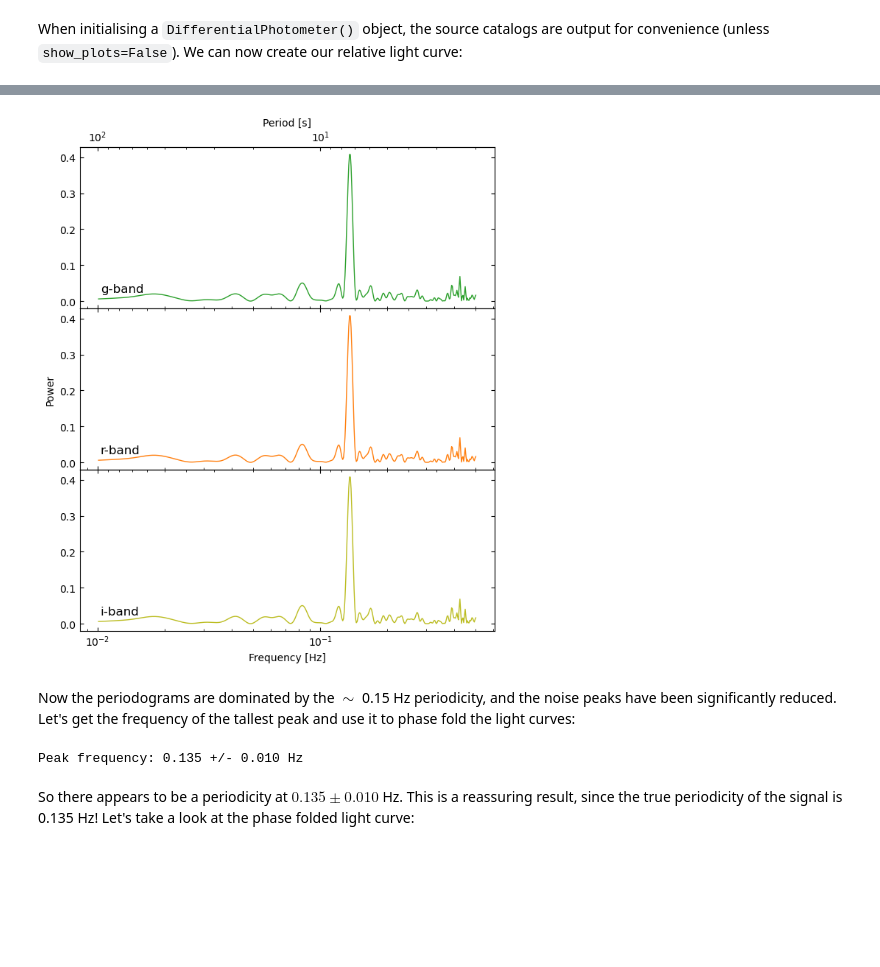
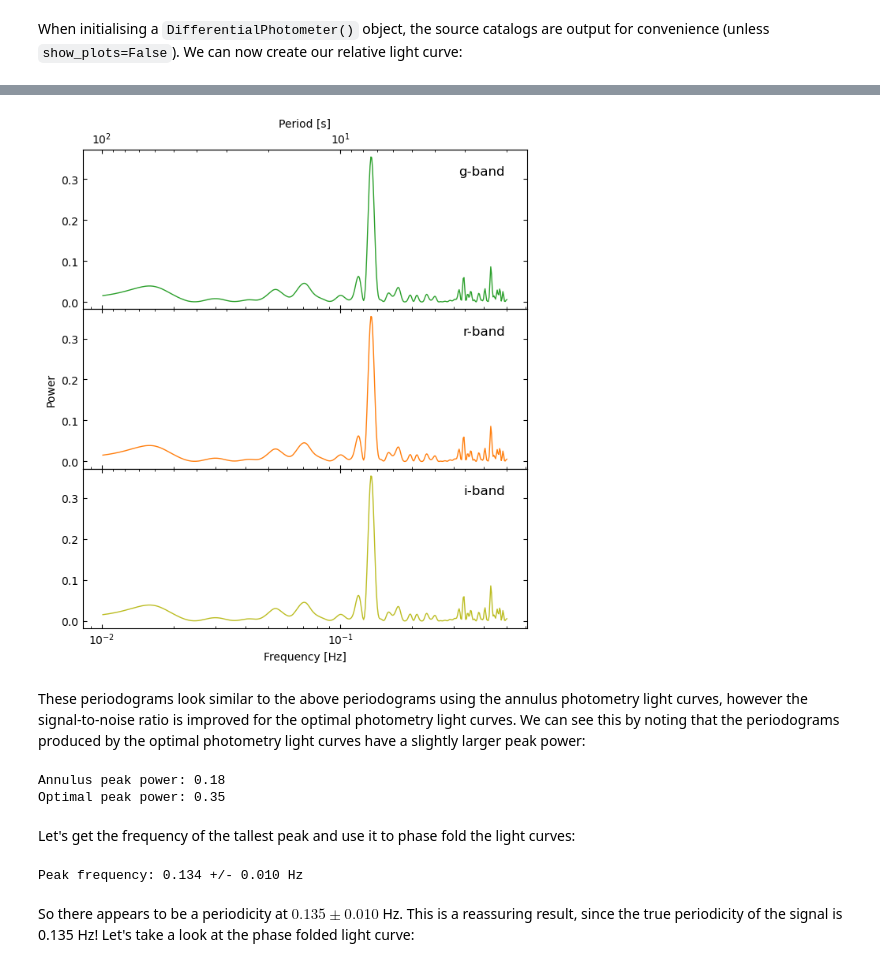
Before and after one commit to zairving/opticam, a Jupyter notebook: docs/tutorials/basic_usage.ipynb, the cells around one changed output, grey strips where cells are left out. Cells and saved outputs as stored; diff of their text form; code cells hidden in the pictures; blank space fills up the shorter version.

```diff
--- a/docs/tutorials/basic_usage.ipynb
+++ b/docs/tutorials/basic_usage.ipynb
@@ -134,7 +147,5 @@ Let's now produce a relative light curve for source 2 using the 'forced_simple_a
 # %%
-from opticam_new import DifferentialPhotometer
-
-diff_phot = DifferentialPhotometer(
+diff_phot = opticam_new.DifferentialPhotometer(
     out_directory='basic_usage_tutorial/reduced',  # same as the catalogue's out_directory
     show_plots=True,  # show plots (useful for diagnosis and debugging)
     )
@@ -144,16 +155,16 @@ diff_phot = DifferentialPhotometer(
 # %% [markdown]
 When initialising a `DifferentialPhotometer()` object, the source catalogs are output for convenience (unless `show_plots=False`). We can now create our relative light curve:
 # %%
-target = 2  # source of interest
-comparisons = [1, 3, 4, 5, 6]  # comparison sources
+target = 1  # source of interest
+comparisons = [3]  # comparison sources
 
-analyser = diff_phot.get_relative_light_curve(
+annulus_analyser = diff_phot.get_relative_light_curve(
     'g-band',  # filter for which to compute the relative light curve
     target,  # source of interest
     comparisons,  # comparison sources
-    phot_label='forced_simple_annulus',  # label for the photometry results
-    prefix='test',  # prefix for the output files
-    match_other_cameras=True,  # match sources across cameras (use with caution, does not always work well)
+    phot_label='simple_annulus',  # label for the photometry results
+    prefix='test',  # prefix for the output files (e.g., the name of the target source)
+    match_other_cameras=True,  # match sources across cameras (use with caution, can mismatch sources)
     show_diagnostics=False,  # show diagnostic plots (useful for diagnosis and debugging)
     )
 # %% [output]
@@ -175,4 +188,11 @@ As we can see, there are strong signals at $\sim$ 0.15 Hz, $\sim$ 0.2 Hz, and $\
 # %%
-analyser = diff_phot.get_relative_light_curve('g-band', target, comparisons, phot_label='optimal', prefix='test',
-                                              match_other_cameras=True, show_diagnostics=False)
+optimal_analyser = diff_phot.get_relative_light_curve(
+    'g-band',
+    target,
+    comparisons,
+    phot_label='optimal',
+    prefix='test',
+    match_other_cameras=True,
+    show_diagnostics=False,
+    )
 # %% [output]
@@ -182,19 +204,28 @@ i-band 2 [1, 3, 4, 5, 6]
 # %%
-frequencies, powers = analyser.lomb_scargle(scale='log', show_plot=True)
+frequencies, optimal_powers = optimal_analyser.lomb_scargle(scale='log', show_plot=True)
 # %% [output]
-[figure, old version]
+[figure, new version]
+# %% [markdown]
+These periodograms look similar to the above periodograms using the annulus photometry light curves, however the signal-to-noise ratio is improved for the optimal photometry light curves. We can see this by noting that the periodograms produced by the optimal photometry light curves have a slightly larger peak power:
+# %%
+import numpy as np
+
+print(f'Annulus peak power: {np.max(annulus_powers['g-band']):.2f}')
+print(f'Optimal peak power: {np.max(optimal_powers['g-band']):.2f}')
+# %% [output]
+Annulus peak power: 0.18
+Optimal peak power: 0.35
 # %% [markdown]
-Now the periodograms are dominated by the $\sim$ 0.15 Hz periodicity, and the noise peaks have been significantly reduced. Let's get the frequency of the tallest peak and use it to phase fold the light curves:
+Let's get the frequency of the tallest peak and use it to phase fold the light curves:
 # %%
-import numpy as np
 import astropy.units as u
 
-f = frequencies[np.argmax(powers['g-band'])] * u.Hz
+f = frequencies[np.argmax(optimal_powers['g-band'])] * u.Hz
 f_res = frequencies[0] * u.Hz  # resolution of the periodogram
 
 print(f'Peak frequency: {f.value:.3f} +/- {f_res.value:.3f} Hz')
 # %% [output]
-Peak frequency: 0.135 +/- 0.010 Hz
+Peak frequency: 0.134 +/- 0.010 Hz
 # %% [markdown]
 So there appears to be a periodicity at $0.135 \pm 0.010$ Hz. This is a reassuring result, since the true periodicity of the signal is 0.135 Hz! Let's take a look at the phase folded light curve:
 # %%
```
Also changed, not shown: parts of 23 cells of this notebook.
